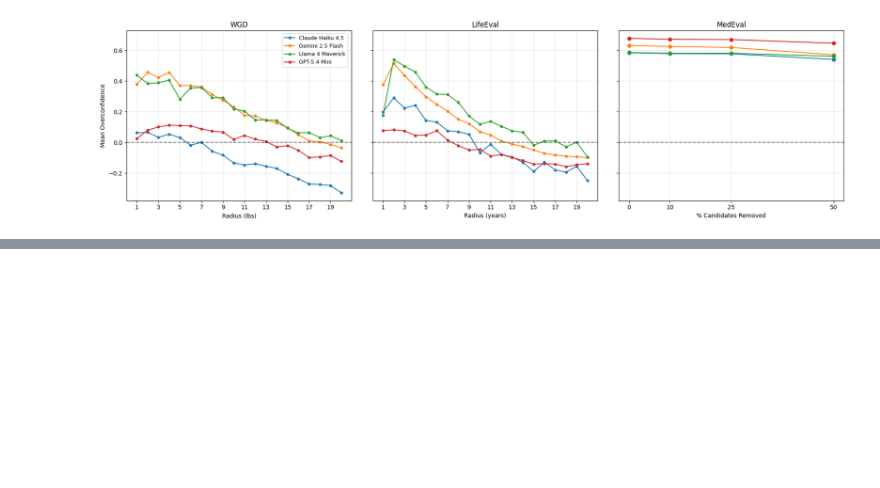
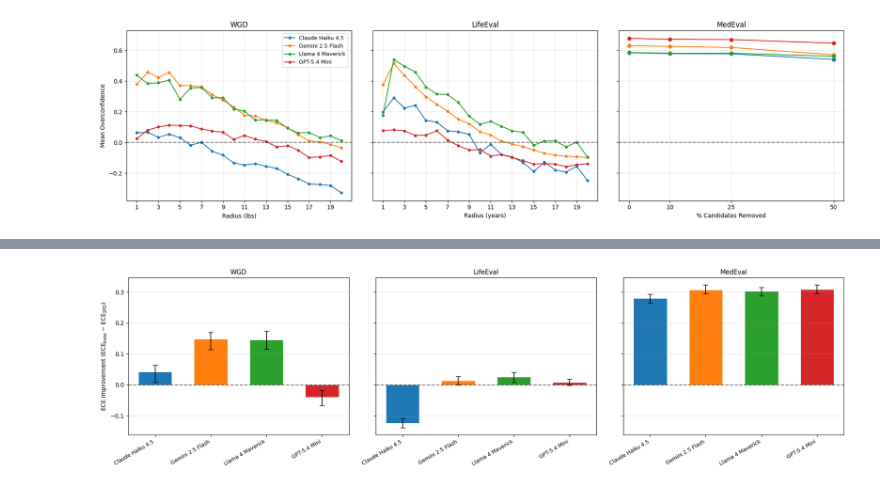
Before and after one commit to NoamMichael/BayesEval, a Jupyter notebook: analysis/analysis.ipynb, the cells around one changed output, grey strips where cells are left out. Saved outputs shown, nothing was run; the diff lists cells and outputs as text; code cells hidden in the pictures; blank space fills up the shorter version.

```diff
--- a/analysis/analysis.ipynb
+++ b/analysis/analysis.ipynb
@@ -335,0 +438,31 @@ plt.show()
+# %%
+# RQ 3) Bar chart: ECE improvement (ECE_baseline - ECE_spd) per model per domain
+fig, axes = plt.subplots(1, 3, figsize=(18, 5), sharey=True)
+
+domains = ["WGD", "LifeEval", "MedEval"]
+x = np.arange(len(MODELS))
+bar_width = 0.6
+
+for idx, (ax, domain) in enumerate(zip(axes, domains)):
+    sub = rq3_df[rq3_df["Domain"] == domain]
+    deltas = sub["Delta"].values
+    ci_lo = sub["CI_lo"].values
+    ci_hi = sub["CI_hi"].values
+    yerr_lo = deltas - ci_lo
+    yerr_hi = ci_hi - deltas
+    colors = [MODEL_COLORS[m] for m in MODELS]
+    bars = ax.bar(x, deltas, bar_width, color=colors, edgecolor="white", linewidth=0.5,
+                  yerr=[yerr_lo, yerr_hi], capsize=4, error_kw={"linewidth": 1.2, "color": "black"})
+    ax.axhline(0, color="black", linestyle="--", alpha=0.5)
+    ax.set_title(domain, fontsize=11)
+    ax.set_xticks(x)
+    ax.set_xticklabels(MODEL_LABELS, rotation=30, ha="right", fontsize=9)
+    ax.grid(axis="y", alpha=0.3)
+
+axes[0].set_ylabel("ECE Improvement (ECE$_{base}$ − ECE$_{SPD}$)")
+plt.tight_layout()
+Path(FIGURES_PATH).mkdir(exist_ok=True)
+fig.savefig(f"{FIGURES_PATH}/rq3_ece_spd_improvement.png", dpi=150, bbox_inches="tight")
+plt.show()
+# %% [output]
+[figure, added]
```
Also changed, not shown: parts of 2 cells of this notebook, 12 other files.
